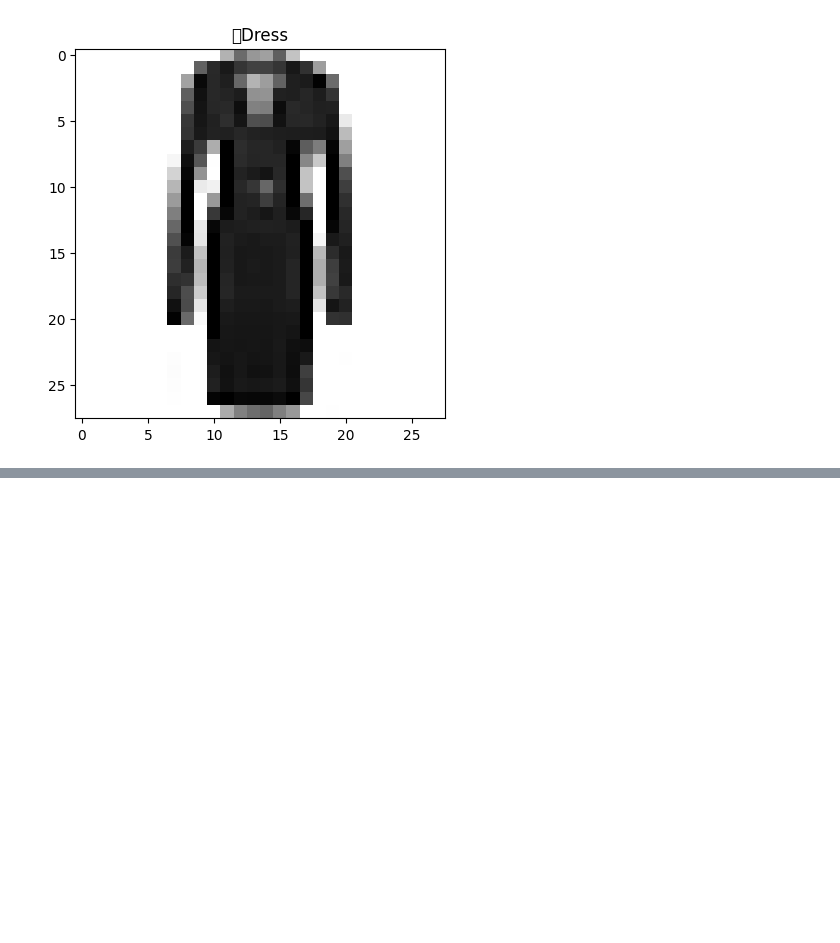
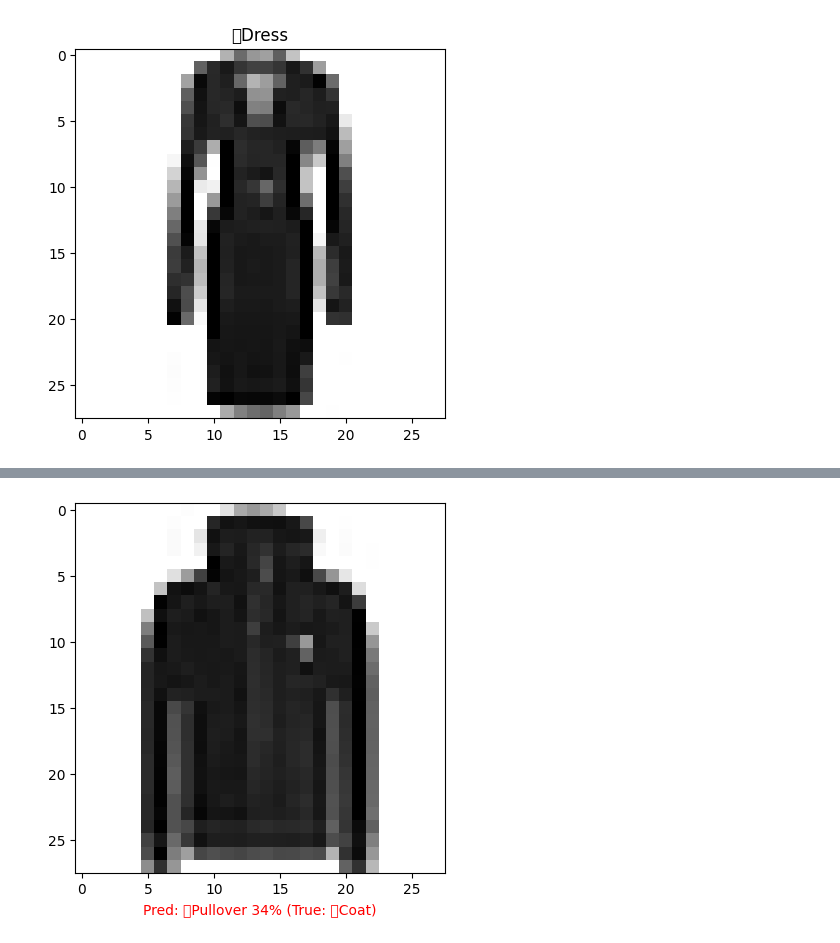
Before and after one commit to RaiUttamRai/Adding-a-file-in-dot-net-core-mvc, a Jupyter notebook: Fashion_mnist(Multiclass_Classificaiton).ipynb, the cells around one changed output, grey strips where cells are left out. Drawn from its saved outputs; the diff is of its cells as text; code cells hidden in the pictures; blank space fills up the shorter version.

```diff
--- a/Fashion_mnist(Multiclass_Classificaiton).ipynb
+++ b/Fashion_mnist(Multiclass_Classificaiton).ipynb
@@ -84,0 +413,43 @@ for i in range(4):
+# %%
+import random
+import matplotlib.pyplot as plt
+import tensorflow as tf
+
+def plot_random_image(models, images, true_labels, class_names):
+    # 1. Pick a random index within the range of available images
+    i = random.randint(0, len(images) - 1)
+
+    # 2. Select the target image and corresponding true label
+    target_image = images[i]
+
+    # 3. Predict the probability distribution over classes
+    pred_probs = models.predict(target_image.reshape(1, 28, 28))  # reshaped to (1, 28, 28)
+
+    # 4. Get the predicted label/class with the highest probability
+    pred_label = class_names[pred_probs.argmax()]
+
+    # 5. Get the true label
+    true_label = class_names[true_labels[i]]
+
+    # 6. Plot the image
+    plt.imshow(target_image, cmap=plt.cm.binary)
+
+    # 7. Set the color of the label based on correctness
+    if pred_label == true_label:
+        color = "green"
+    else:
+        color = "red"
+
+    # 8. Add prediction label, confidence, and true label in x-axis with color
+    plt.xlabel("Pred: {} {:2.0f}% (True: {})".format(
+        pred_label,
+        100 * tf.reduce_max(pred_probs),
+        true_label
+    ), color=color)
+
+    # 9. Show the plot
+    plt.show()
+# %%
+#check out a random image as well as its prediction
+plot_random_image(model_3,test_data_norm,test_labels,class_name)
+# %% [output]
@@ -84,0 +457 @@ for i in range(4):
+[figure, added]
```
Also changed, not shown: parts of 20 cells of this notebook.
